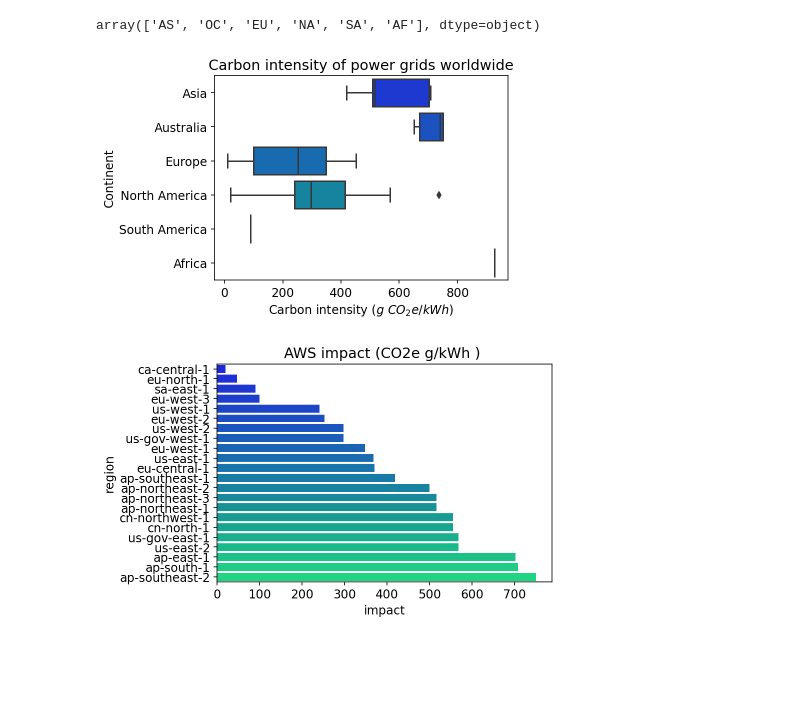
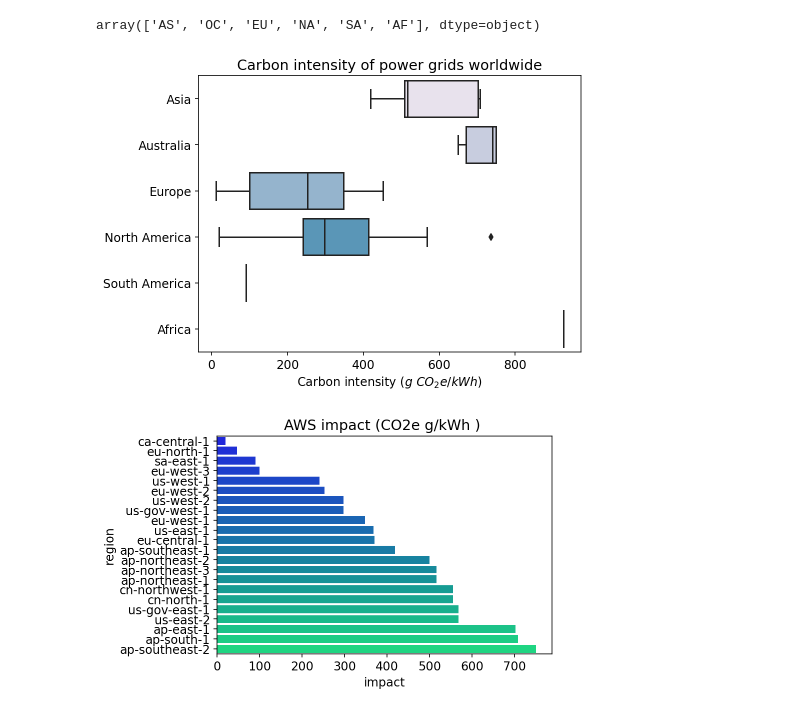
Before and after one commit to MScDissertation/datacentres, a Jupyter notebook: Data for datacenters.ipynb, the cells around one changed output. Saved outputs shown, nothing was run; the diff lists cells and outputs as text; code cells hidden in the pictures; blank space fills up the shorter version.

```diff
--- a/Data for datacenters.ipynb
+++ b/Data for datacenters.ipynb
@@ -227,15 +211,16 @@ df['continent_name'] = [continents_map[c] for c in df.continent]
 # %%
 df.to_csv("../BERT/results/co2data.csv", index=False)
 # %%
+fig, ax = plt.subplots(figsize=(7,5))
 ax = sns.boxplot(x='impact', y='continent_name',
-                 data=df,palette='winter')
+                 data=df,palette='PuBuGn')
 ax.set_xlabel("Carbon intensity ($g\ CO_2e/kWh$)")
-ax.set_ylabel("Continent")
+ax.set_ylabel("")
 ax.set_title("Carbon intensity of power grids worldwide")
 plt.tight_layout()
-ax.figure.savefig("viz/avgCO2Worldwide.png")
+ax.figure.savefig("viz/avgCO2Worldwide.png", dpi=300)
 # %% [output]
-[figure, old version]
+[figure, new version]
 # %%
 ax = sns.barplot(x='impact',y='region',
                  data=df_plot.loc[df_plot['provider'] == 'aws'], palette="winter")
```
Also changed, not shown: parts of 1 cell of this notebook, 1 other file.
